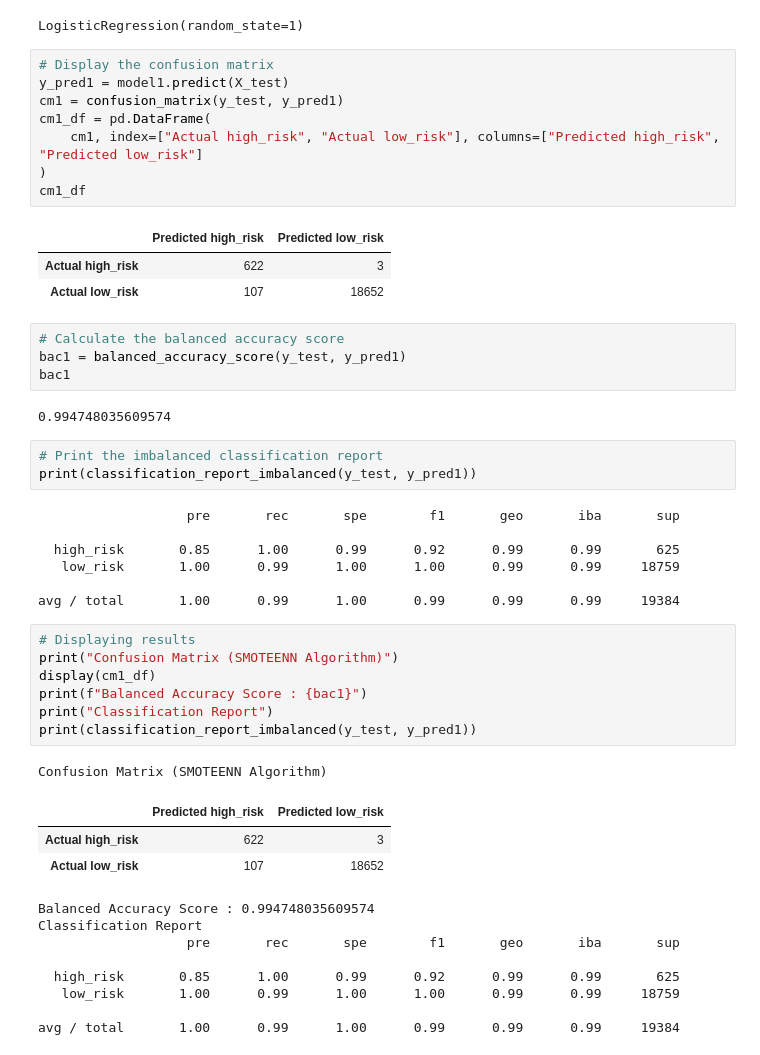
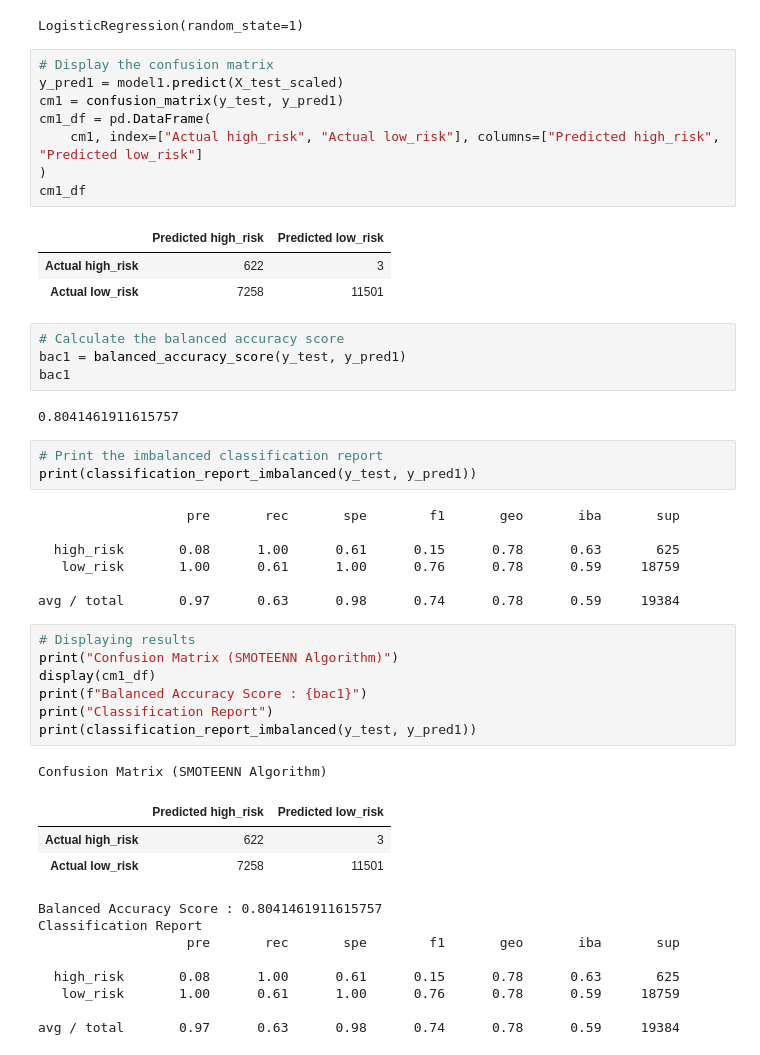
Before and after one commit to mmfsb/Machine_Learning, a Jupyter notebook: Notebooks_and_Data/credit_risk_resampling.ipynb, the cells around one changed output. Drawn from its saved outputs; the diff is of its cells as text.

```diff
--- a/Notebooks_and_Data/credit_risk_resampling.ipynb
+++ b/Notebooks_and_Data/credit_risk_resampling.ipynb
@@ -470,32 +466,32 @@ model1.fit(X_resampled1, y_resampled1)
 LogisticRegression(random_state=1)
 # %%
 # Display the confusion matrix
-y_pred1 = model1.predict(X_test)
+y_pred1 = model1.predict(X_test_scaled)
 cm1 = confusion_matrix(y_test, y_pred1)
 cm1_df = pd.DataFrame(
     cm1, index=["Actual high_risk", "Actual low_risk"], columns=["Predicted high_risk", "Predicted low_risk"]
 )
 cm1_df
 # %% [output]
 |  | Predicted high_risk | Predicted low_risk |
 | Actual high_risk | 622 | 3 |
-| Actual low_risk | 107 | 18652 |
+| Actual low_risk | 7258 | 11501 |
 # %%
 # Calculate the balanced accuracy score
 bac1 = balanced_accuracy_score(y_test, y_pred1)
 bac1
 # %% [output]
-0.994748035609574
+0.8041461911615757
 # %%
 # Print the imbalanced classification report
 print(classification_report_imbalanced(y_test, y_pred1))
 # %% [output]
                    pre       rec       spe        f1       geo       iba       sup
 
-  high_risk       0.85      1.00      0.99      0.92      0.99      0.99       625
-   low_risk       1.00      0.99      1.00      1.00      0.99      0.99     18759
+  high_risk       0.08      1.00      0.61      0.15      0.78      0.63       625
+   low_risk       1.00      0.61      1.00      0.76      0.78      0.59     18759
 
-avg / total       1.00      0.99      1.00      0.99      0.99      0.99     19384
+avg / total       0.97      0.63      0.98      0.74      0.78      0.59     19384
 # %%
 # Displaying results
 print("Confusion Matrix (SMOTEENN Algorithm)")
@@ -507,15 +503,15 @@ print(classification_report_imbalanced(y_test, y_pred1))
 Confusion Matrix (SMOTEENN Algorithm)
 |  | Predicted high_risk | Predicted low_risk |
 | Actual high_risk | 622 | 3 |
-| Actual low_risk | 107 | 18652 |
+| Actual low_risk | 7258 | 11501 |
-Balanced Accuracy Score : 0.994748035609574
+Balanced Accuracy Score : 0.8041461911615757
 Classification Report
                    pre       rec       spe        f1       geo       iba       sup
 
-  high_risk       0.85      1.00      0.99      0.92      0.99      0.99       625
-   low_risk       1.00      0.99      1.00      1.00      0.99      0.99     18759
+  high_risk       0.08      1.00      0.61      0.15      0.78      0.63       625
+   low_risk       1.00      0.61      1.00      0.76      0.78      0.59     18759
 
-avg / total       1.00      0.99      1.00      0.99      0.99      0.99     19384
+avg / total       0.97      0.63      0.98      0.74      0.78      0.59     19384
 # %% [markdown]
 # Final Questions
 
```
Also changed, not shown: parts of 22 cells of this notebook, 3 other files.
